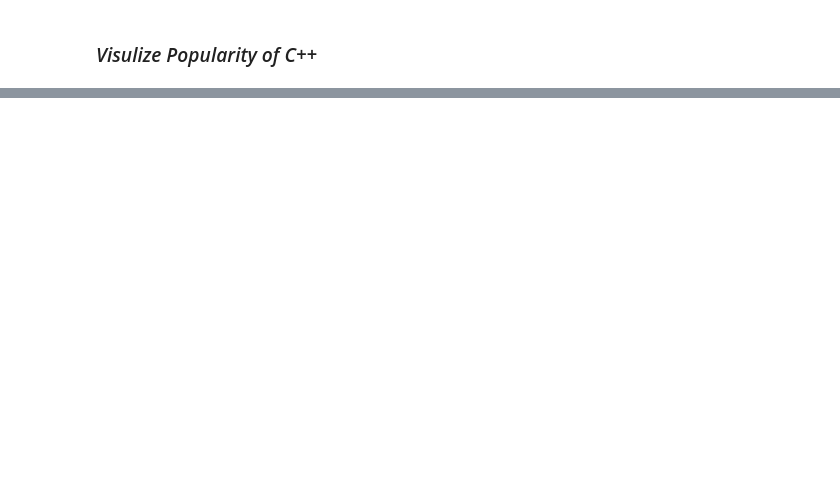
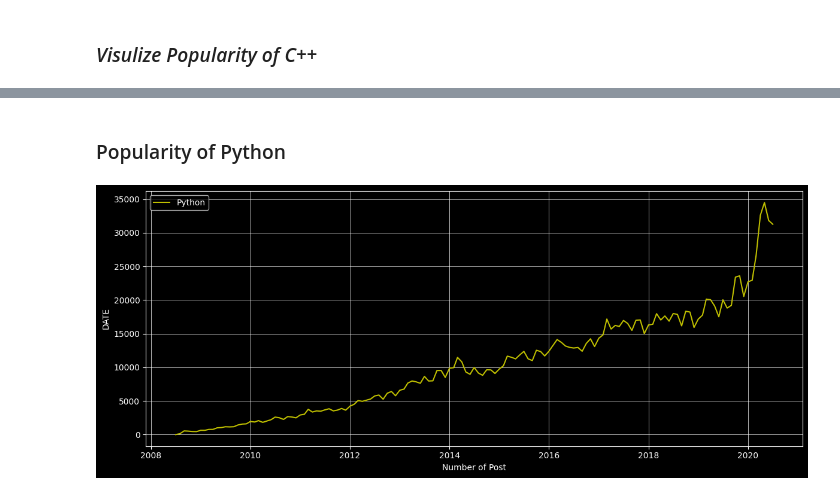
Before and after one commit to ahmedyar7/Data-Science-Projects, a Jupyter notebook: Popularity of Programming Languages/main.ipynb, the cells around one changed output, grey strips where cells are left out. Saved outputs shown, nothing was run; the diff lists cells and outputs as text; code cells hidden in the pictures; blank space fills up the shorter version.

```diff
--- a/Popularity of Programming Languages/main.ipynb
+++ b/Popularity of Programming Languages/main.ipynb
@@ -86,0 +118,24 @@ import matplotlib.pyplot as plt
+# %% [markdown]
+### Popularity of Python
+# %%
+py_x_cor = formatted_df.index
+py_y_cor = formatted_df["python"]
+
+py_x_label = "Number of Post"
+py_y_label = "DATE"
+
+plt.figure(figsize=(12, 5))
+
+plt.plot(py_x_cor, py_y_cor, color="y", label="Python")
+plt.grid(visible=True, which="both", linewidth=0.5)
+plt.xlabel(py_x_label)
+plt.ylabel(py_y_label)
+
+
+plt.legend(loc="upper left")
+
+
+plt.tight_layout()
+plt.show()
+# %% [output]
+[figure, added]
```
Also changed, not shown: parts of 5 cells of this notebook.
